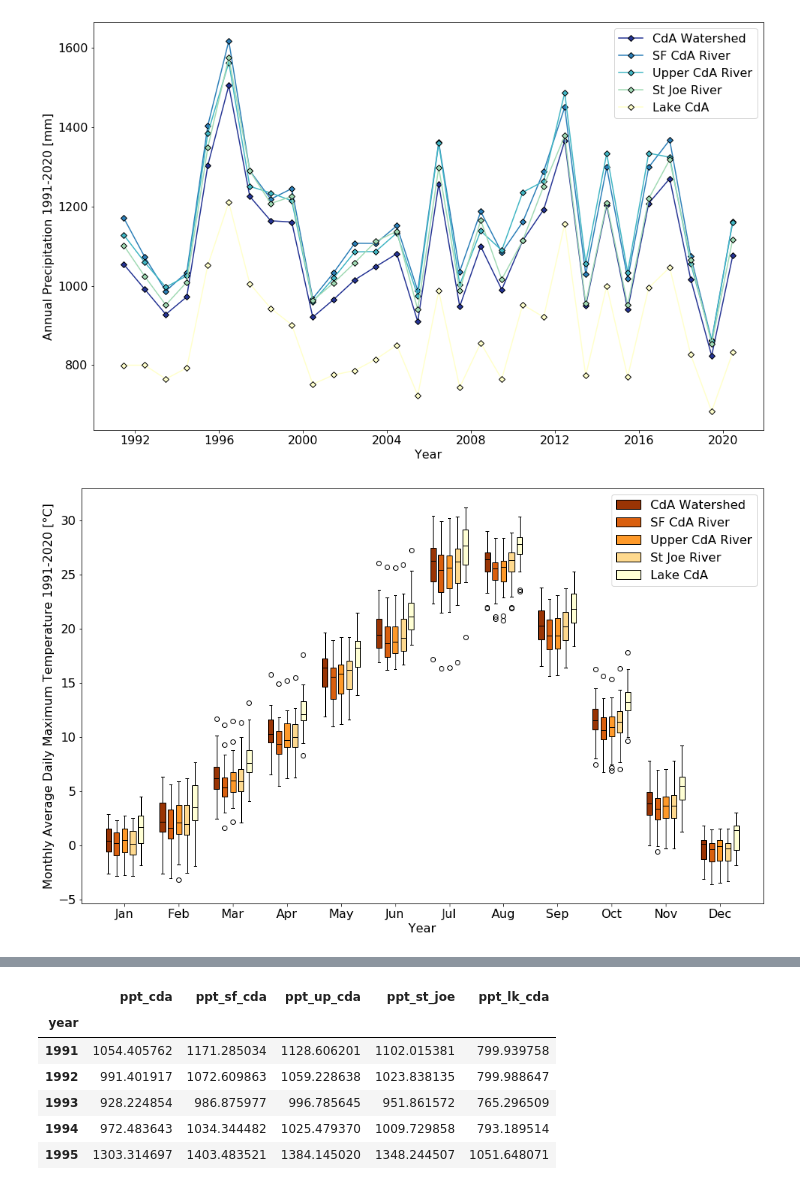
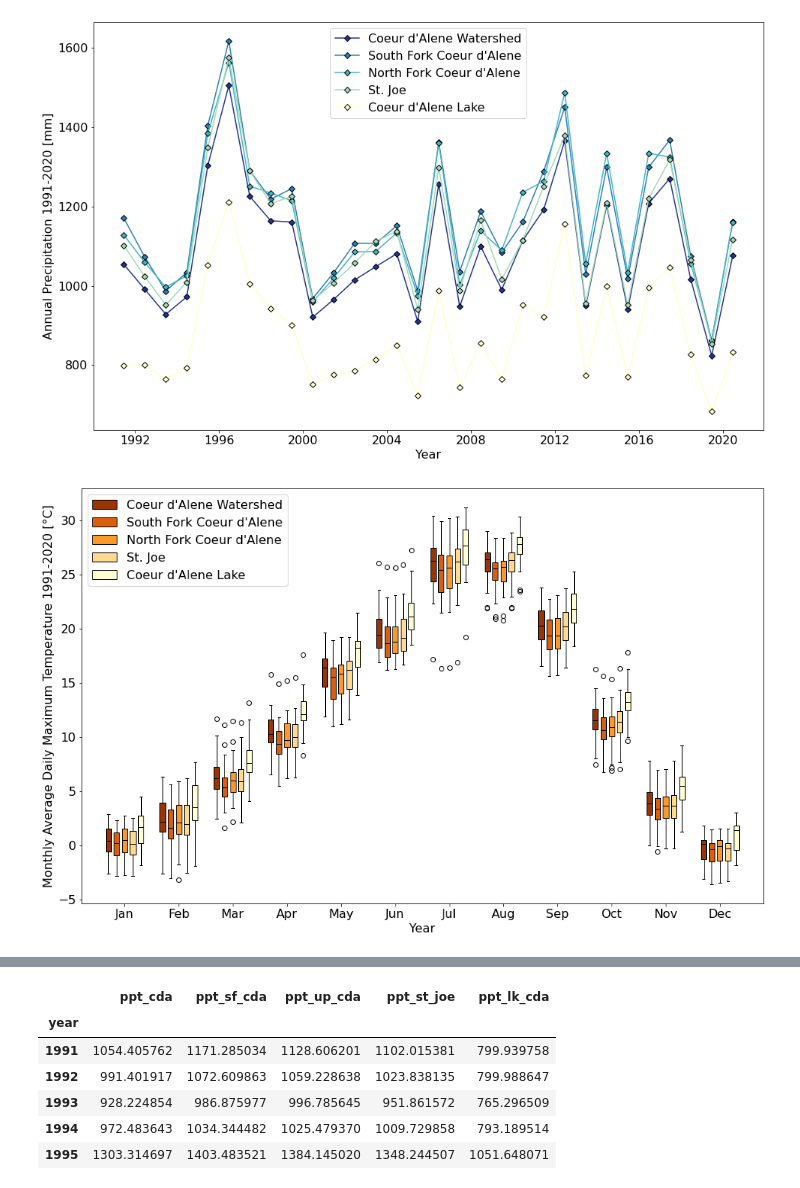
Before and after one commit to LejoFlores/CdA_WatershedAnalysis, a Jupyter notebook: AnalyzePRISMData.ipynb, the cells around one changed output, grey strips where cells are left out. Saved outputs shown, nothing was run; the diff lists cells and outputs as text; code cells hidden in the pictures.

```diff
--- a/AnalyzePRISMData.ipynb
+++ b/AnalyzePRISMData.ipynb
@@ -205,11 +210,11 @@ width = 0.1
 
 plt.figure(figsize=(16,10))
 plt.rcParams.update({'font.size': 16})
-plt.plot(t,annual_ppt_cda, marker='D', color='#253494', markeredgecolor='black', label='CdA Watershed')
-plt.plot(t,annual_ppt_sf_cda, marker='D', color='#2c7fb8', markeredgecolor='black', label='SF CdA River')
-plt.plot(t,annual_ppt_up_cda, marker='D', color='#41b6c4', markeredgecolor='black', label='Upper CdA River')
-plt.plot(t,annual_ppt_st_joe, marker='D', color='#a1dab4', markeredgecolor='black', label='St Joe River')
-plt.plot(t,annual_ppt_lk_cda, marker='D', color='#ffffcc', markeredgecolor='black', label='Lake CdA')
+plt.plot(t,annual_ppt_cda, marker='D', color='#253494', markeredgecolor='black', label='Coeur d\'Alene Watershed')
+plt.plot(t,annual_ppt_sf_cda, marker='D', color='#2c7fb8', markeredgecolor='black', label='South Fork Coeur d\'Alene')
+plt.plot(t,annual_ppt_up_cda, marker='D', color='#41b6c4', markeredgecolor='black', label='North Fork Coeur d\'Alene')
+plt.plot(t,annual_ppt_st_joe, marker='D', color='#a1dab4', markeredgecolor='black', label='St. Joe')
+plt.plot(t,annual_ppt_lk_cda, marker='D', color='#ffffcc', markeredgecolor='black', label='Coeur d\'Alene Lake')
 plt.xlabel('Year')
 plt.ylabel('Annual Precipitation 1991-2020 [mm]')
 plt.legend()
@@ -247,7 +252,7 @@ plt.ylabel('Monthly Average Daily Maximum Temperature 1991-2020 [°C]')
 plt.xticks(months,['Jan','Feb','Mar','Apr','May','Jun','Jul','Aug',
                   'Sep','Oct','Nov','Dec'])
 plt.legend([bp1['boxes'][0], bp2['boxes'][0], bp3['boxes'][0], bp4['boxes'][0], bp5['boxes'][0]],
-           ['CdA Watershed','SF CdA River','Upper CdA River','St Joe River','Lake CdA'])
+           ['Coeur d\'Alene Watershed','South Fork Coeur d\'Alene','North Fork Coeur d\'Alene','St. Joe','Coeur d\'Alene Lake'])
 plt.savefig('figs/monthly_tmax_variability_1991-2020.png', dpi=300, bbox_inches='tight')
 plt.show()
 
@@ -282,7 +287,7 @@ plt.ylabel('Monthly Average Daily Maximum Temperature 1991-2020 [°C]')
 plt.xticks(months,['Jan','Feb','Mar','Apr','May','Jun','Jul','Aug',
                   'Sep','Oct','Nov','Dec'])
 plt.legend([bp1['boxes'][0], bp2['boxes'][0], bp3['boxes'][0], bp4['boxes'][0], bp5['boxes'][0]],
-           ['CdA Watershed','SF CdA River','Upper CdA River','St Joe River','Lake CdA'])
+           ['Coeur d\'Alene Watershed','South Fork Coeur d\'Alene','North Fork Coeur d\'Alene','St. Joe','Coeur d\'Alene Lake'])
 plt.savefig('figs/monthly_tmin_variability_1991-2020.png', dpi=300, bbox_inches='tight')
 plt.show()
 
@@ -293,33 +298,33 @@ plt.show()
 fig, ax = plt.subplots(figsize=(16,10))
 plt.rcParams.update({'font.size': 16})
 bp1 = ax.boxplot(monthly_tmean_cda, positions=months-3*width, widths=width, patch_artist=True,
             boxprops=dict(facecolor='#993404', color='black'), capprops=dict(color='black'),
             whiskerprops=dict(color='black'), flierprops=dict(color='black', markeredgecolor='black'),
             medianprops=dict(color='black'))
 bp2 = ax.boxplot(monthly_tmean_sf_cda, positions=months-1.5*width, widths=width, patch_artist=True,
             boxprops=dict(facecolor='#d95f0e',color='black'), capprops=dict(color='black'),
             whiskerprops=dict(color='black'), flierprops=dict(color='black', markeredgecolor='black'),
             medianprops=dict(color='black'))
 bp3 = ax.boxplot(monthly_tmean_up_cda, positions=months, widths=width, patch_artist=True,
             boxprops=dict(facecolor='#fe9929',color='black'), capprops=dict(color='black'),
             whiskerprops=dict(color='black'), flierprops=dict(color='black', markeredgecolor='black'),
             medianprops=dict(color='black'))
 bp4 = ax.boxplot(monthly_tmean_st_joe, positions=months+1.5*width, widths=width, patch_artist=True,
             boxprops=dict(facecolor='#fed98e',color='black'), capprops=dict(color='black'),
             whiskerprops=dict(color='black'), flierprops=dict(color='black', markeredgecolor='black'),
             medianprops=dict(color='black'))
 bp5 = ax.boxplot(monthly_tmean_lk_cda, positions=months+3*width, widths=width, patch_artist=True,
             boxprops=dict(facecolor='#ffffd4',color='black'), capprops=dict(color='black'),
             whiskerprops=dict(color='black'), flierprops=dict(color='black', markeredgecolor='black'),
             medianprops=dict(color='black'))
 plt.xlabel('Year')
 plt.ylabel('Monthly Average Daily Maximum Temperature 1991-2020 [°C]')
 plt.xticks(months,['Jan','Feb','Mar','Apr','May','Jun','Jul','Aug',
                   'Sep','Oct','Nov','Dec'])
 plt.legend([bp1['boxes'][0], bp2['boxes'][0], bp3['boxes'][0], bp4['boxes'][0], bp5['boxes'][0]],
-           ['CdA Watershed','SF CdA River','Upper CdA River','St Joe River','Lake CdA'])
+           ['Coeur d\'Alene Watershed','South Fork Coeur d\'Alene','North Fork Coeur d\'Alene','St. Joe','Coeur d\'Alene Lake'])
 plt.savefig('figs/monthly_tmean_variability_1991-2020.png', dpi=300, bbox_inches='tight')
 plt.show()
 # %% [output]
-[figure, old version]
+[figure, new version]
-[figure, old version]
+[figure, new version]
```
Also changed, not shown: parts of 8 cells of this notebook, 16 other files.
